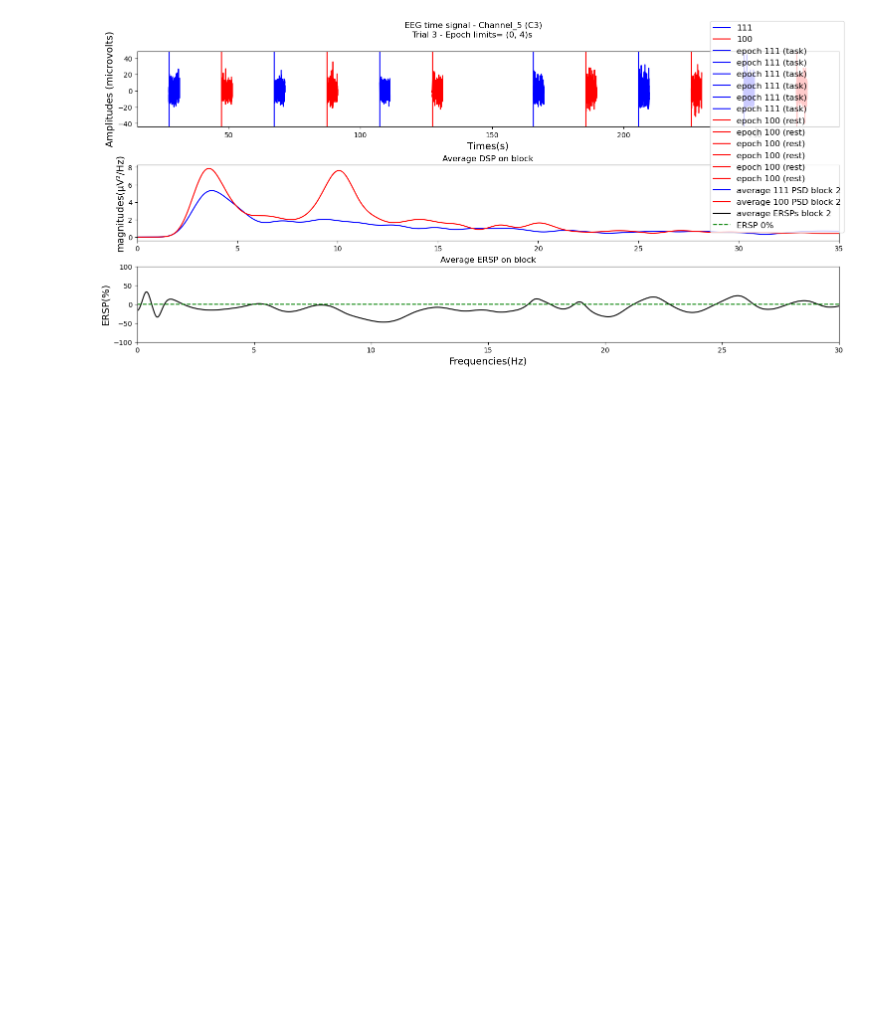
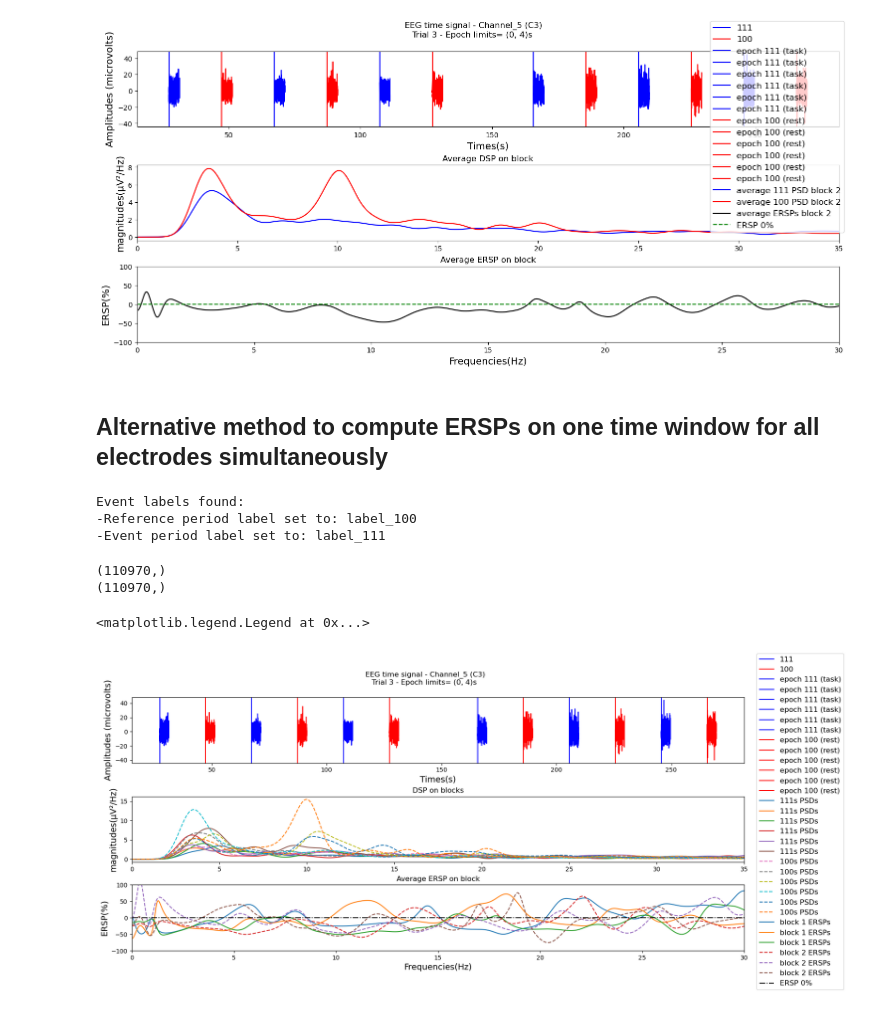
Before and after one commit to iwissemben/Stage_Signal_Physio, a Jupyter notebook: SRC/EEG_pipeline.ipynb, the cells around one changed output. Saved outputs shown, nothing was run; the diff lists cells and outputs as text; code cells hidden in the pictures; blank space fills up the shorter version.

```diff
--- a/SRC/EEG_pipeline.ipynb
+++ b/SRC/EEG_pipeline.ipynb
@@ -380,3 +380,53 @@ figure.legend()
 (110970,)
 <matplotlib.legend.Legend at 0x...>
 [figure]
+# %% [markdown]
+## Alternative method to compute ERSPs on one time window for all electrodes simultaneously
+# %%
+EEG_signals_epochs_psds_ersps=compute_successive_epochs_ERSPs_for_all_signals(input_dict=EEG_signals_epochs_psds,event_labels=("label_100","label_111"))
+EEG_signals_epochs_psds_ersps["Channel_1"]["Epochs"]["PSDs"]["label_100"]['PSD_frequencies']
+EEG_signals_epochs_psds_ersps["Channel_1"]["Epochs"]["ERSPs"]["ERSP_frequencies"]
+EEG_signals_epochs_psds_ersps["Channel_1"]["Epochs"]["ERSPs"]["ERSP_magnitudes"]
+# %% [output]
+Event labels found:
+-Reference period label set to: label_100
+-Event period label set to: label_111
+# %%
+print(np.shape(mean_psd_block1_111))
+print(np.shape(mean_psd_block1_100))
+figure,axis=plt.subplots(3,figsize=(15,7))
+figure.suptitle(f" EEG time signal - {channel_num_name} ({channel_name})\n Trial 3 - Epoch limits= {epoch_limits}s \n")
+
+axis[0].set_xlabel("Times(s)")
+axis[0].set_ylabel(f"Amplitudes ({EEG_units})")
+show_markers2(plot_type=axis[0],markers_times_array=mouse_marker_times_labels)
+axis[0].plot(EEG_signals_epochs_psds_ersps[channel_num_name]["Epochs"]["time_signals"]["label_111"]["time_segments"],
+             EEG_signals_epochs_psds_ersps[channel_num_name]["Epochs"]["time_signals"]["label_111"]["signal_segments"],
+             color="blue",label="epoch 111 (task)")
+
+axis[0].plot(EEG_signals_epochs_psds_ersps[channel_num_name]["Epochs"]["time_signals"]["label_100"]["time_segments"],
+             EEG_signals_epochs_psds_ersps[channel_num_name]["Epochs"]["time_signals"]["label_100"]["signal_segments"],
+             color="red",label="epoch 100 (rest)")
+
+axis[1].set_title(f"DSP on blocks")
+axis[1].set_ylabel("magnitudes(µV²/Hz)")
+
+axis[1].plot(frequencies,EEG_signals_epochs_psds_ersps[channel_num_name]["Epochs"]["PSDs"]["label_111"]['PSD_magnitudes'],label="111s PSDs")
+axis[1].plot(frequencies,EEG_signals_epochs_psds_ersps[channel_num_name]["Epochs"]["PSDs"]["label_100"]['PSD_magnitudes'],linestyle="--",label="100s PSDs")
+axis[1].set_xlim(0,35)
+
+axis[2].set_title(f"Average ERSP on block")
+axis[2].set_xlabel("Frequencies(Hz)")
+axis[2].set_ylabel("ERSP(%)")
+axis[2].plot(frequencies,EEG_signals_epochs_psds_ersps[channel_num_name]["Epochs"]["ERSPs"]["ERSP_magnitudes"][:,0:3],label="block 1 ERSPs")
+axis[2].plot(frequencies,EEG_signals_epochs_psds_ersps[channel_num_name]["Epochs"]["ERSPs"]["ERSP_magnitudes"][:,3:7],linestyle="--",label="block 2 ERSPs")
+
+axis[2].axhline(y = 0, color = 'black', linestyle = '-.',label="ERSP 0% ")
+axis[2].set_xlim(0,30)
+axis[2].set_ylim(-100,100)
+figure.legend(bbox_to_anchor = (1.15, 0.5), loc='center right')
+# %% [output]
+(110970,)
+(110970,)
+<matplotlib.legend.Legend at 0x...>
+[figure, added]
```
Also changed, not shown: 2 other files.
